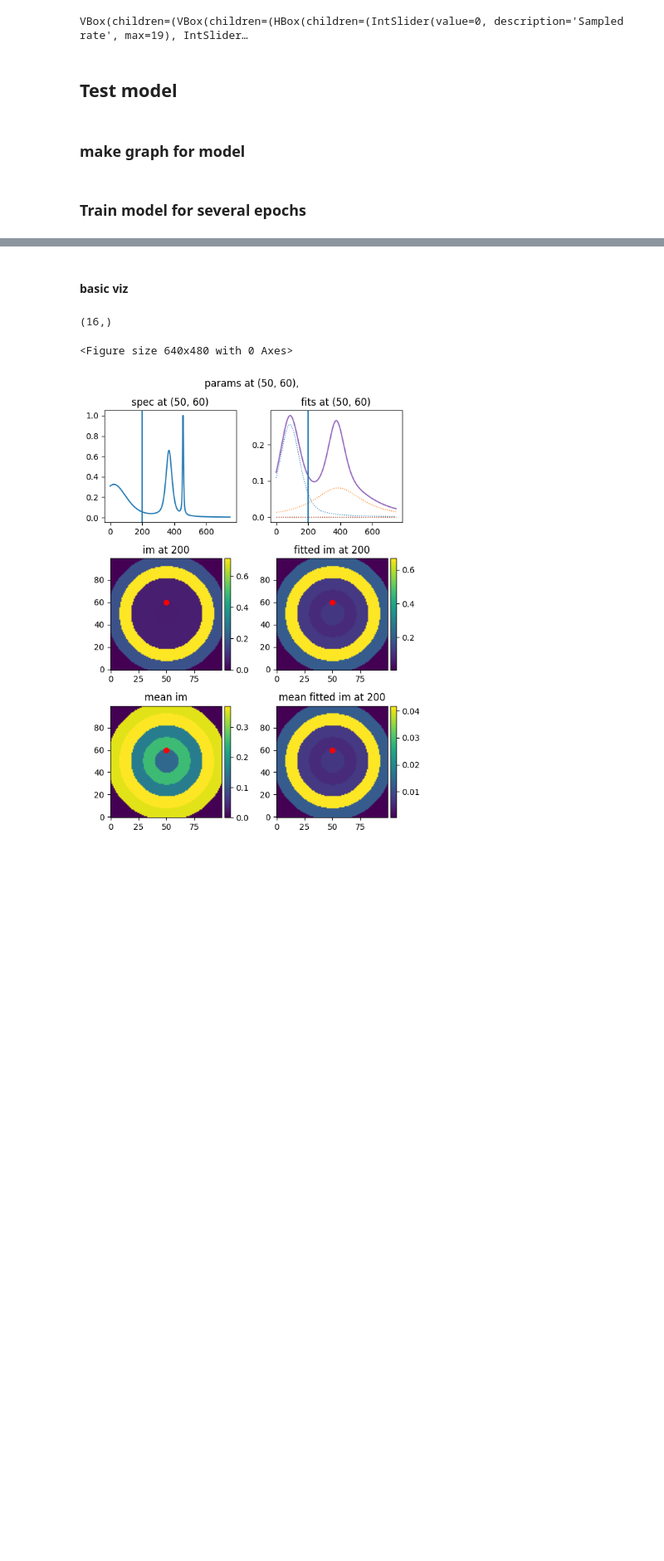
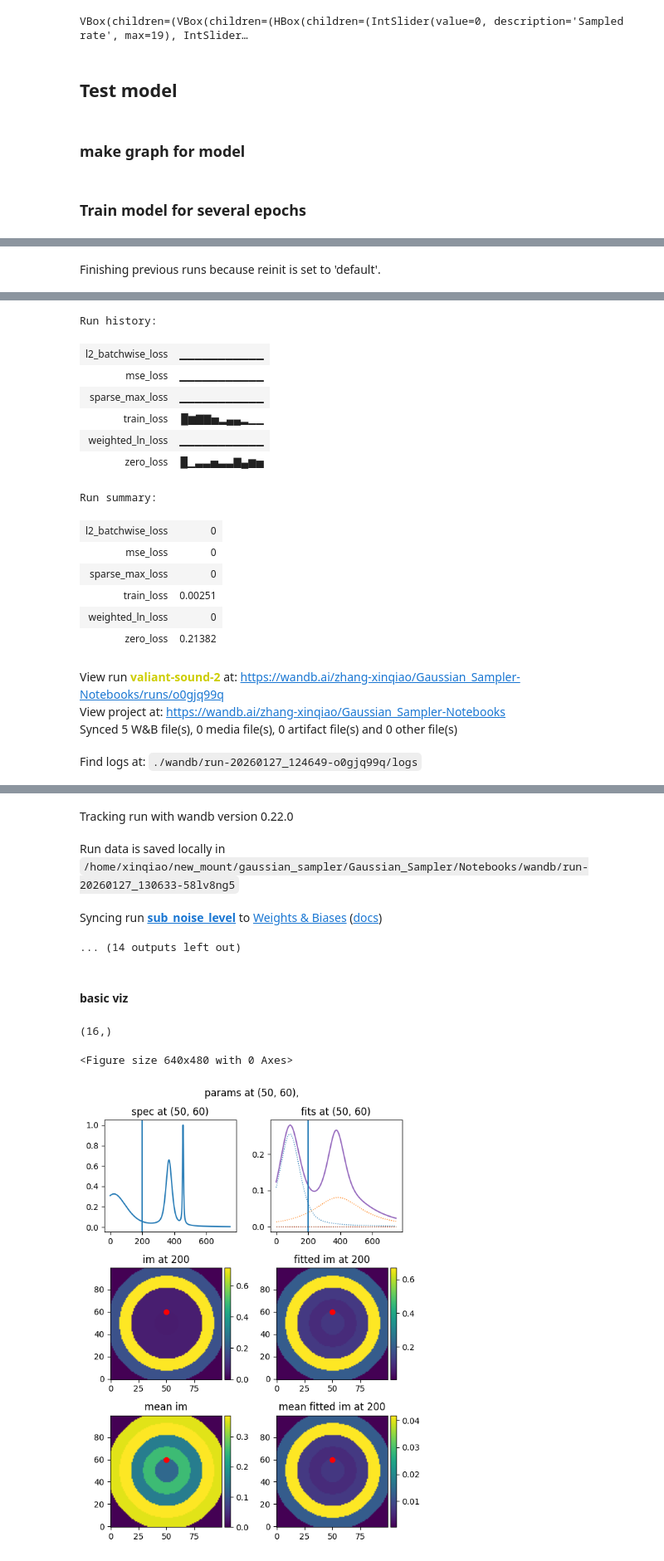
Before and after one commit to zhangxinqiao314/Gaussian_Sampler, a Jupyter notebook: Notebooks/poisson_pv_sampled_testing.ipynb, the cells around one changed output, grey strips where cells are left out. Shown at 83% size. Drawn from its saved outputs; the diff is of its cells as text; code cells hidden in the pictures; blank space fills up the shorter version.

Commit message:
wandb loss logging

```diff
--- a/Notebooks/poisson_pv_sampled_testing.ipynb
+++ b/Notebooks/poisson_pv_sampled_testing.ipynb
@@ -99,22 +99,20 @@ from Gaussian_Sampler.models.pv_fitter import Fitter_AE, pseudovoigt_1D_fitters,
 from autophyslearn.spectroscopic.nn import block_factory, Conv_Block, FC_Block
 from autophyslearn.spectroscopic.nn import Multiscale1DFitter
 from Gaussian_Sampler.data.custom_sampler import Gaussian_Sampler
-
-
-
 num_fits = 16 # number of curves to sum up
 num_params = 4 # number of parameters to fit
 
 model = Fitter_AE(function=pseudovoigt_1D_fitters_new,
-                   dset=dset,
-                   num_params=num_params,
-                   num_fits=num_fits,
-                   input_channels = 1,
-                   learning_rate=5e-6,
-                   device='cuda:0',
-                   encoder = Multiscale1DFitter,
-                   encoder_params = {
-                       "model_block_dict": { # factory wrapper for blocks
+                dset=dset,
+                num_params=num_params,
+                num_fits=num_fits,
+                checkpoints_label='gaussian_sampler',
+                input_channels = 1,
+                learning_rate=5e-6,
+                device='cuda:0',
+                encoder = Multiscale1DFitter,
+                encoder_params = {
+                    "model_block_dict": { # factory wrapper for blocks
                             "hidden_x1": block_factory(Conv_Block)(output_channels_list=[128,64,32],
                                                                     kernel_size_list=[3,3,3],
                                                                     pool_list=[128,64],
@@ -130,12 +128,12 @@ model = Fitter_AE(function=pseudovoigt_1D_fitters_new,
                         "skip_connections": {'hidden_xfc': 'hidden_embedding'},
                         "function_kwargs": {'limits': [1,dset.shape[-1],dset.shape[-1]] }
                     },
-                    # sampler = Gaussian_Sampler,
-                    # sampler_params = {'dset': dset,
-                    #                   'batch_size': 100,
-                    #                   'gaussian_std': 3,
-                    #                   'orig_shape': dset.shape[0:-1],
-                    #                   'num_neighbors': 10, },
+                    sampler = Gaussian_Sampler,
+                    sampler_params = {'dset': dset,
+                                        'batch_size': 100,
+                                        'gaussian_std': 3,
+                                        'orig_shape': dset.shape[0:-1],
+                                        'num_neighbors': 10, },
                 )
 # %% [markdown]
 ### make graph for model
@@ -157,5 +155,3 @@ model_graph = draw_graph(model.encoder, input_data=x,
 model_graph.visual_graph;
 # %% [markdown]
 ### Train model for several epochs
-# %%
-model.train(epochs=1,save_every=10)
@@ -165,0 +170,6 @@ Epoch: 000/001 | Train Loss: 0.0508
+# %%
+import wandb
+wandb.init(group='sub_sampler_type', name='sub_noise_level') # later change config for regularization
+model.train(epochs=11,save_every=20, log_wandb=True)
+# %% [output]
+Finishing previous runs because reinit is set to 'default'.
@@ -165,0 +177,18 @@ Epoch: 000/001 | Train Loss: 0.0508
+Run history:
+| l2_batchwise_loss | ▁▁▁▁▁▁▁▁▁▁▁ |
+| mse_loss | ▁▁▁▁▁▁▁▁▁▁▁ |
+| sparse_max_loss | ▁▁▁▁▁▁▁▁▁▁▁ |
+| train_loss | █▆▇▇▅▂▄▄▂▁▁ |
+| weighted_ln_loss | ▁▁▁▁▁▁▁▁▁▁▁ |
+| zero_loss | █▁▃▃▅▃▃▇▄▆▅ |
+Run summary:
+| l2_batchwise_loss | 0 |
+| mse_loss | 0 |
+| sparse_max_loss | 0 |
+| train_loss | 0.00251 |
+| weighted_ln_loss | 0 |
+| zero_loss | 0.21382 |
+View run valiant-sound-2 at: https://wandb.ai/zhang-xinqiao/Gaussian_Sampler-Notebooks/runs/o0gjq99q
+View project at: https://wandb.ai/zhang-xinqiao/Gaussian_Sampler-Notebooks
+Synced 5 W&B file(s), 0 media file(s), 0 artifact file(s) and 0 other file(s)
+Find logs at: ./wandb/run-20260127_124649-o0gjq99q/logs
@@ -166,3 +196,7 @@ Epoch: 000/001 | Train Loss: 0.0508
+Tracking run with wandb version 0.22.0
+Run data is saved locally in /home/xinqiao/new_mount/gaussian_sampler/Gaussian_Sampler/Notebooks/wandb/run-20260127_130633-58lv8ng5
+Syncing run sub_noise_level to Weights & Biases (docs)
+... (14 outputs left out)
 # %% [markdown]
 #### basic viz
 # %%
```
Also changed, not shown: parts of 9 cells of this notebook, 1 other file.
